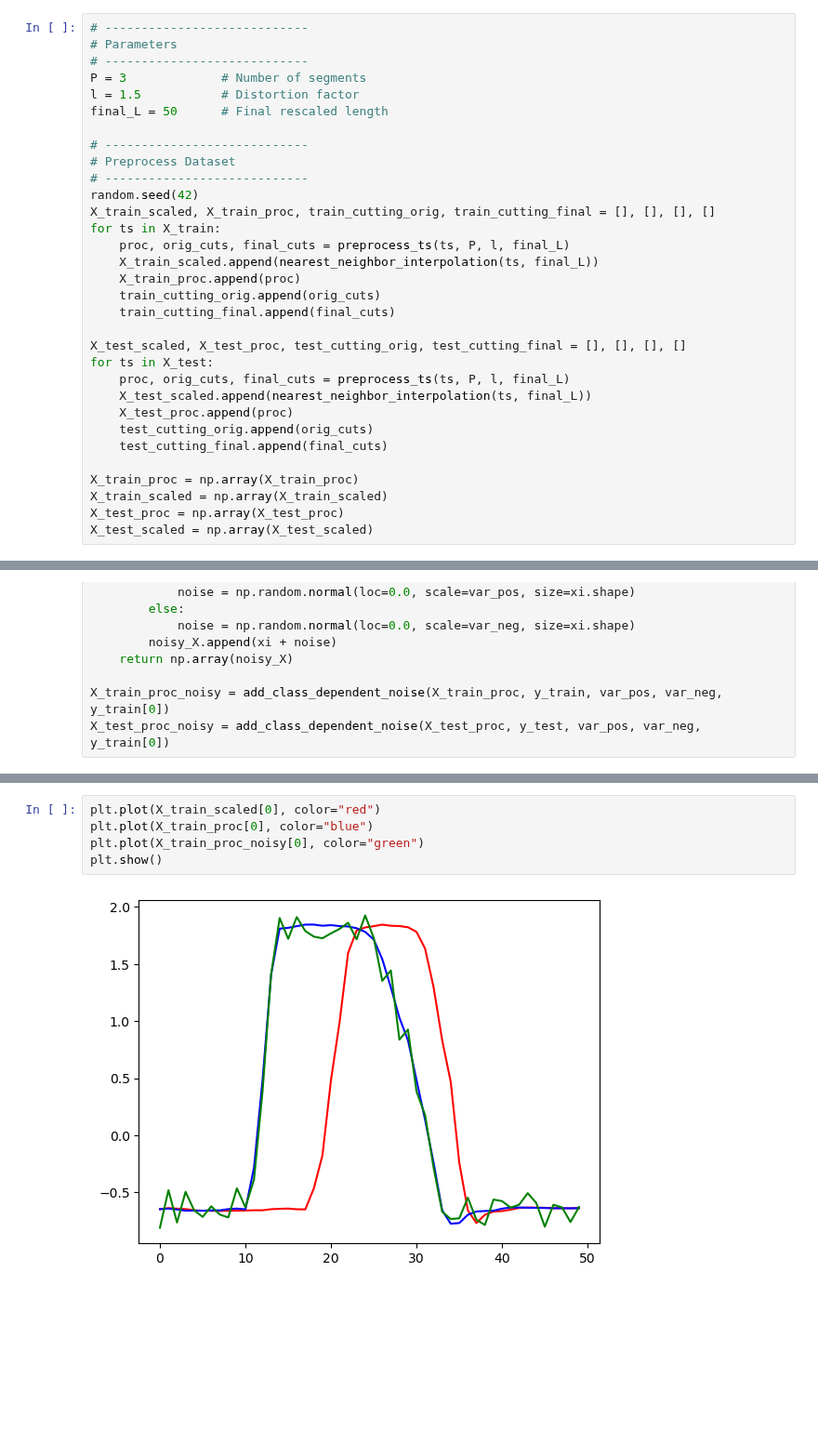
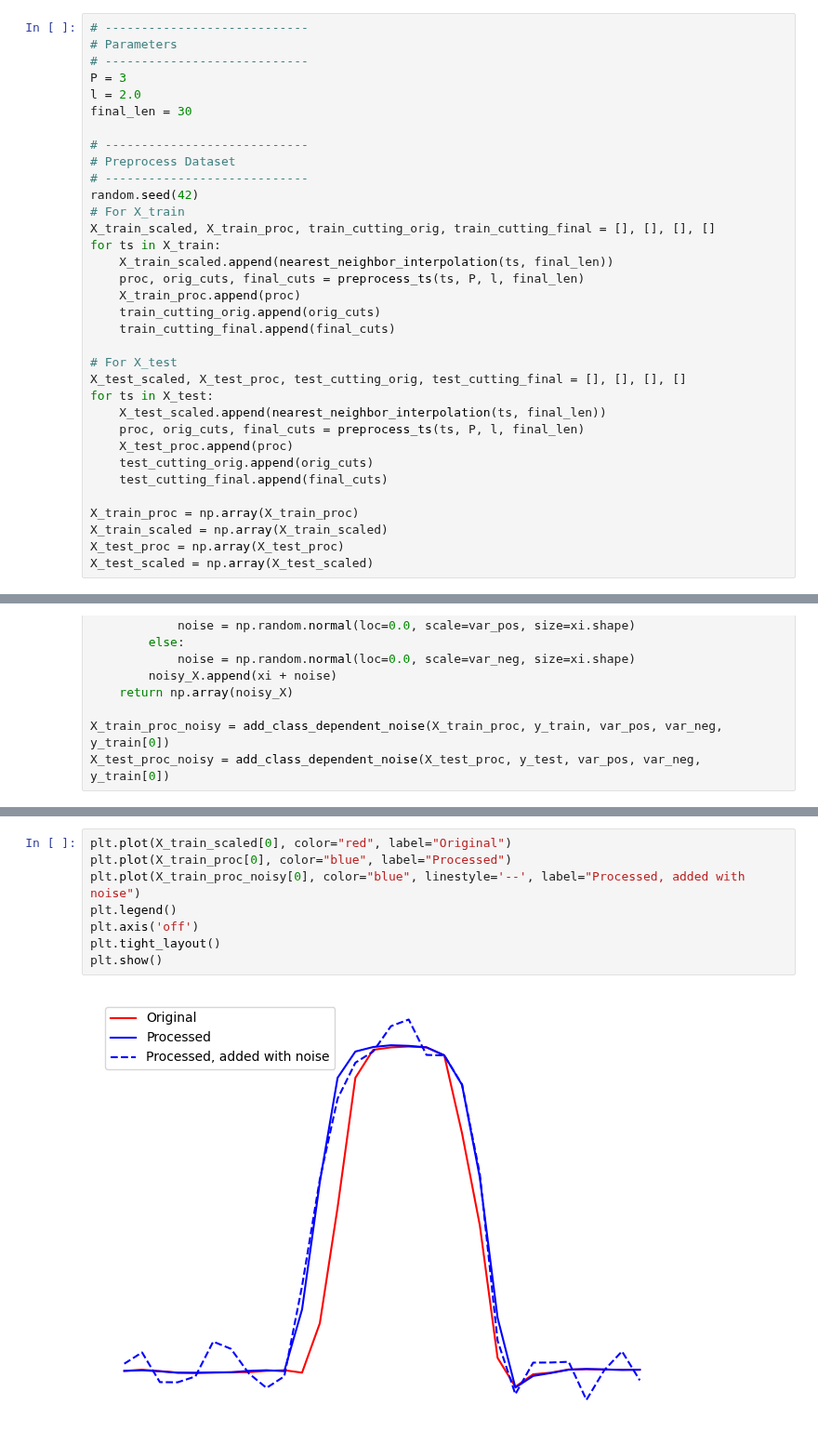
Before and after one commit to cyuab/k-scaling-factor-dtw, a Jupyter notebook: code/data-exploration.ipynb, the cells around one changed output, grey strips where cells are left out. Shown at 93% size. Drawn from its saved outputs; the diff is of its cells as text; blank space fills up the shorter version.

Commit message:
process data

```diff
--- a/code/data-exploration.ipynb
+++ b/code/data-exploration.ipynb
@@ -74,26 +161,28 @@ def preprocess_ts(ts, P, l, final_length=50):
 # ----------------------------
 # Parameters
 # ----------------------------
-P = 3             # Number of segments
-l = 1.5           # Distortion factor
-final_L = 50      # Final rescaled length
+P = 3
+l = 2.0
+final_len = 30
 
 # ----------------------------
 # Preprocess Dataset
 # ----------------------------
 random.seed(42)
+# For X_train
 X_train_scaled, X_train_proc, train_cutting_orig, train_cutting_final = [], [], [], []
 for ts in X_train:
-    proc, orig_cuts, final_cuts = preprocess_ts(ts, P, l, final_L)
-    X_train_scaled.append(nearest_neighbor_interpolation(ts, final_L))
+    X_train_scaled.append(nearest_neighbor_interpolation(ts, final_len))
+    proc, orig_cuts, final_cuts = preprocess_ts(ts, P, l, final_len)
     X_train_proc.append(proc)
     train_cutting_orig.append(orig_cuts)
     train_cutting_final.append(final_cuts)
 
+# For X_test
 X_test_scaled, X_test_proc, test_cutting_orig, test_cutting_final = [], [], [], []
 for ts in X_test:
-    proc, orig_cuts, final_cuts = preprocess_ts(ts, P, l, final_L)
-    X_test_scaled.append(nearest_neighbor_interpolation(ts, final_L))
+    X_test_scaled.append(nearest_neighbor_interpolation(ts, final_len))
+    proc, orig_cuts, final_cuts = preprocess_ts(ts, P, l, final_len)
     X_test_proc.append(proc)
     test_cutting_orig.append(orig_cuts)
     test_cutting_final.append(final_cuts)
@@ -145,7 +229,10 @@ plt.plot(X_train[0], color="red")
 # %%
-plt.plot(X_train_scaled[0], color="red")
-plt.plot(X_train_proc[0], color="blue")
-plt.plot(X_train_proc_noisy[0], color="green")
+plt.plot(X_train_scaled[0], color="red", label="Original")
+plt.plot(X_train_proc[0], color="blue", label="Processed")
+plt.plot(X_train_proc_noisy[0], color="blue", linestyle='--', label="Processed, added with noise")
+plt.legend()
+plt.axis('off')
+plt.tight_layout()
 plt.show()
 # %% [output]
-[figure, old version]
+[figure, new version]
```
Also changed, not shown: parts of 11 cells of this notebook.
